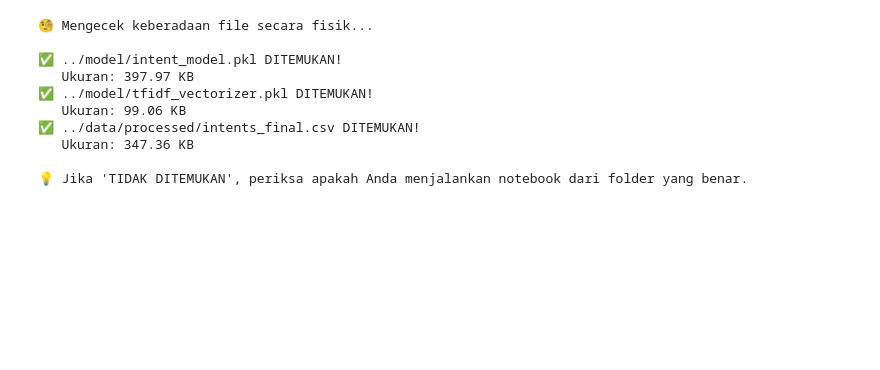
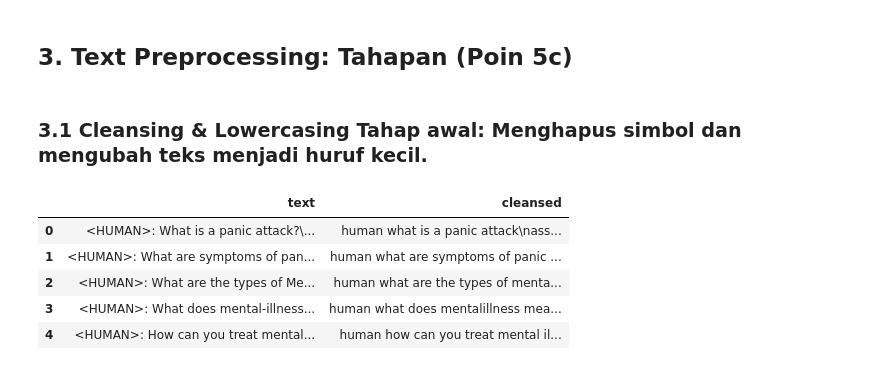
Before and after one commit to faisalm-ag/UAS_NLP_Kelompok-2, a Jupyter notebook: notebook/training_chatbot.ipynb, the cells around one changed output. Cells and saved outputs as stored; diff of their text form; code cells hidden in the pictures; blank space fills up the shorter version.

```diff
--- a/notebook/training_chatbot.ipynb
+++ b/notebook/training_chatbot.ipynb
@@ -78,28 +71,0 @@ except Exception as e:
-# %%
-print("⏳ Menyelaraskan kolom dan membersihkan teks...")
-
-# 1. Normalisasi Mental Health
-# Mencari kolom teks: bisa 'text', 'Context', atau 'Questions'
-mental_text_col = [c for c in df_mental.columns if c in ['text', 'Context', 'Questions']][0]
-df_mental = df_mental.rename(columns={mental_text_col: 'text'})
-df_mental["intent"] = "mental_health"
-
-# 2. Normalisasi Student Assistance
-df_student = df_student.rename(columns={"input": "text", "category": "intent"})
-
-# 3. Gabungkan & Bersihkan
-df = pd.concat([df_mental[['text', 'intent']], df_student[['text', 'intent']]], ignore_index=True)
-df = df.dropna(subset=['text']).reset_index(drop=True)
-
-# 4. Cleaning Function
-stop_words = set(stopwords.words("english"))
-lemmatizer = WordNetLemmatizer()
-
-def clean_process(text):
-    text = re.sub(r"[^a-z\s]", "", str(text).lower())
-    return " ".join([lemmatizer.lemmatize(w) for w in text.split() if w not in stop_words])
-
-df["final_text"] = df["text"].apply(clean_process)
-
-print("✅ Data Gabungan Siap!")
-display(df["intent"].value_counts().to_frame())
@@ -188,27 +72,23 @@ print("="*40)
-# %%
-import os
-
-print("🧐 Mengecek keberadaan file secara fisik...\n")
-
-files = ["../model/intent_model.pkl", "../model/tfidf_vectorizer.pkl", "../data/processed/intents_final.csv"]
-
-for f in files:
-    if os.path.exists(f):
-        size = os.path.getsize(f) / 1024  # Ukuran dalam KB
-        print(f"✅ {f} DITEMUKAN!")
-        print(f"   Ukuran: {size:.2f} KB")
-    else:
-        print(f"❌ {f} TIDAK DITEMUKAN!")
-
-print("\n💡 Jika 'TIDAK DITEMUKAN', periksa apakah Anda menjalankan notebook dari folder yang benar.")
-# %% [output]
-🧐 Mengecek keberadaan file secara fisik...
-
-✅ ../model/intent_model.pkl DITEMUKAN!
-   Ukuran: 397.97 KB
-✅ ../model/tfidf_vectorizer.pkl DITEMUKAN!
-   Ukuran: 99.06 KB
-✅ ../data/processed/intents_final.csv DITEMUKAN!
-   Ukuran: 347.36 KB
-
-💡 Jika 'TIDAK DITEMUKAN', periksa apakah Anda menjalankan notebook dari folder yang benar.
+# %% [markdown]
+## 3. Text Preprocessing: Tahapan (Poin 5c)
+# %% [markdown]
+### 3.1 Cleansing & Lowercasing Tahap awal: Menghapus simbol dan mengubah teks menjadi huruf kecil.
+# %%
+def cleansing(text):
+    text = re.sub(r"[^a-z\s]", "", str(text).lower())
+    return text
+
+df_merged = pd.concat([
+    df_mental.rename(columns={'text': 'text'})[['text']].assign(intent='mental_health'),
+    df_student.rename(columns={'input': 'text'})[['text', 'category']].rename(columns={'category': 'intent'})
+], ignore_index=True).dropna()
+
+df_merged["cleansed"] = df_merged["text"].apply(cleansing)
+display(df_merged[["text", "cleansed"]].head(5))
+# %% [output]
+|  | text | cleansed |
+| 0 | <HUMAN>: What is a panic attack?\... | human what is a panic attack\nass... |
+| 1 | <HUMAN>: What are symptoms of pan... | human what are symptoms of panic ... |
+| 2 | <HUMAN>: What are the types of Me... | human what are the types of menta... |
+| 3 | <HUMAN>: What does mental-illness... | human what does mentalillness mea... |
+| 4 | <HUMAN>: How can you treat mental... | human how can you treat mental il... |
```
Also changed, not shown: parts of 28 cells of this notebook, 8 other files.
